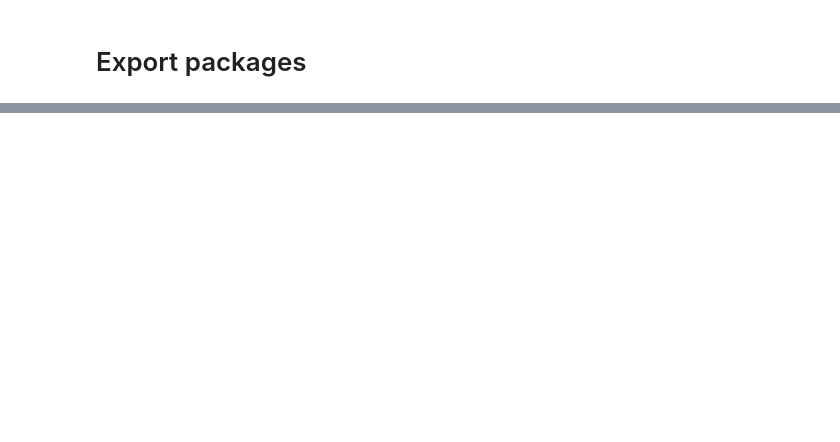
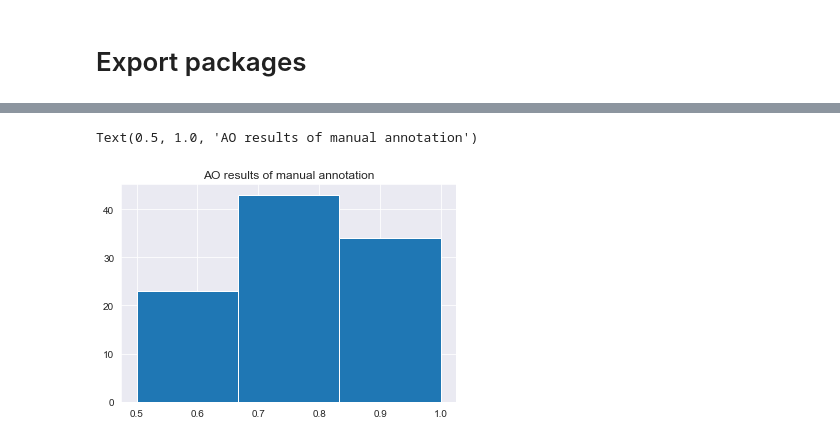
Before and after one commit to csipapicsa/fyp2021p04g10, a Jupyter notebook: notebooks/FinalReport.ipynb, the cells around one changed output, grey strips where cells are left out. Saved outputs shown, nothing was run; the diff lists cells and outputs as text; code cells hidden in the pictures; blank space fills up the shorter version.

```diff
--- a/notebooks/FinalReport.ipynb
+++ b/notebooks/FinalReport.ipynb
@@ -46,0 +322,3 @@ print(unmatchable)
+# %%
+sent_label = pd.read_csv('../data/raw/sentiment/train_labels.txt',header=None)
+sent_raw = pd.read_csv("../data/raw/sentiment/train_text.txt",header=None, sep="\n",quoting=3)
@@ -46,0 +373,16 @@ print(unmatchable)
+# %%
+#Formatting manual label answers to calculate Scott's pi, Fleiss' kappa with nltk.agreement
+tweets_len = len(man_labels.iloc[:,0])
+formatted_answers = [] #Formatting of only the manually annotated data
+for column in range(len(man_labels.columns)):
+    for tweet_num in range(tweets_len):
+        formatted_answers.append([column+1,tweet_num,man_labels.iloc[tweet_num,column]])
+
+#adding the "True" labels to all_formatted:
+all_formatted = formatted_answers.copy() #Formatting of BOTH the manually annotated data AND the "True" Annotation of the data
+true_label_list = list(sent_label.iloc[rtweet_index][0])
+for i in range(tweets_len):
+    all_formatted.append([len(man_labels.columns)+1,i,true_label_list[i]])
+
+print("lenght of formatted_answers:",len(formatted_answers))
+print("length of all_formatted:",len(all_formatted)) #should be 100 characters longer than the above
@@ -46,0 +462,27 @@ print(unmatchable)
+# %%
+# hide errors
+pd.options.mode.chained_assignment = None
+
+man_labels.reset_index()
+man_labels["AO"] = 1.1
+for i in range(len(man_labels)):
+    l = []
+    rowData = man_labels.loc[ i , : ]
+    l.append(rowData[0])
+    l.append(rowData[1])
+    l.append(rowData[2])
+    l.append(rowData[3])
+    occurence_count = Counter(l)
+    same_counter = occurence_count.most_common(1)[0][1]
+    res=occurence_count.most_common(1)[0][0]
+    ao = same_counter/4
+    #print(ao)
+    man_labels["AO"][i] = ao
+    #print("Variance of sample set is % s"  %(statistics.variance(l)),"AO number is : ", ao, "winner is :", res)
+    None
+
+plt.hist(man_labels["AO"], label='linear', bins=3)
+plt.title('AO results of manual annotation')
+# %% [output]
+Text(0.5, 1.0, 'AO results of manual annotation')
+[figure, added]
```
Also changed, not shown: parts of 60 cells of this notebook.
